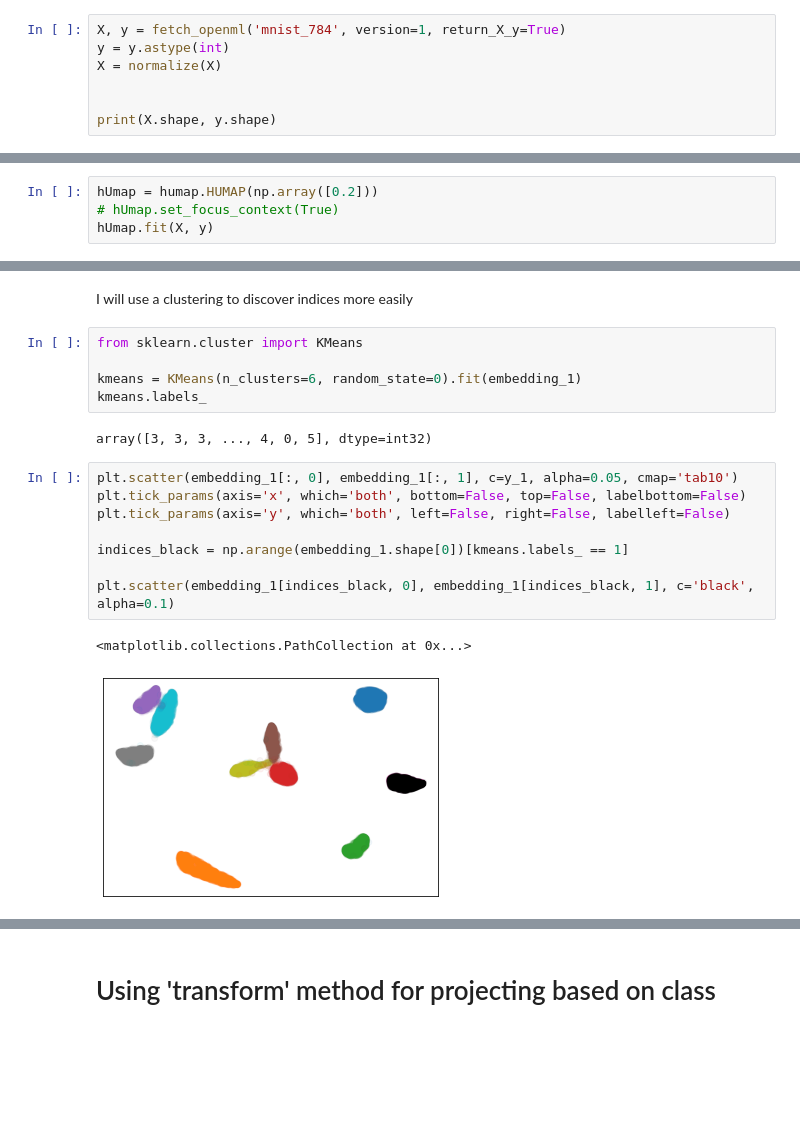
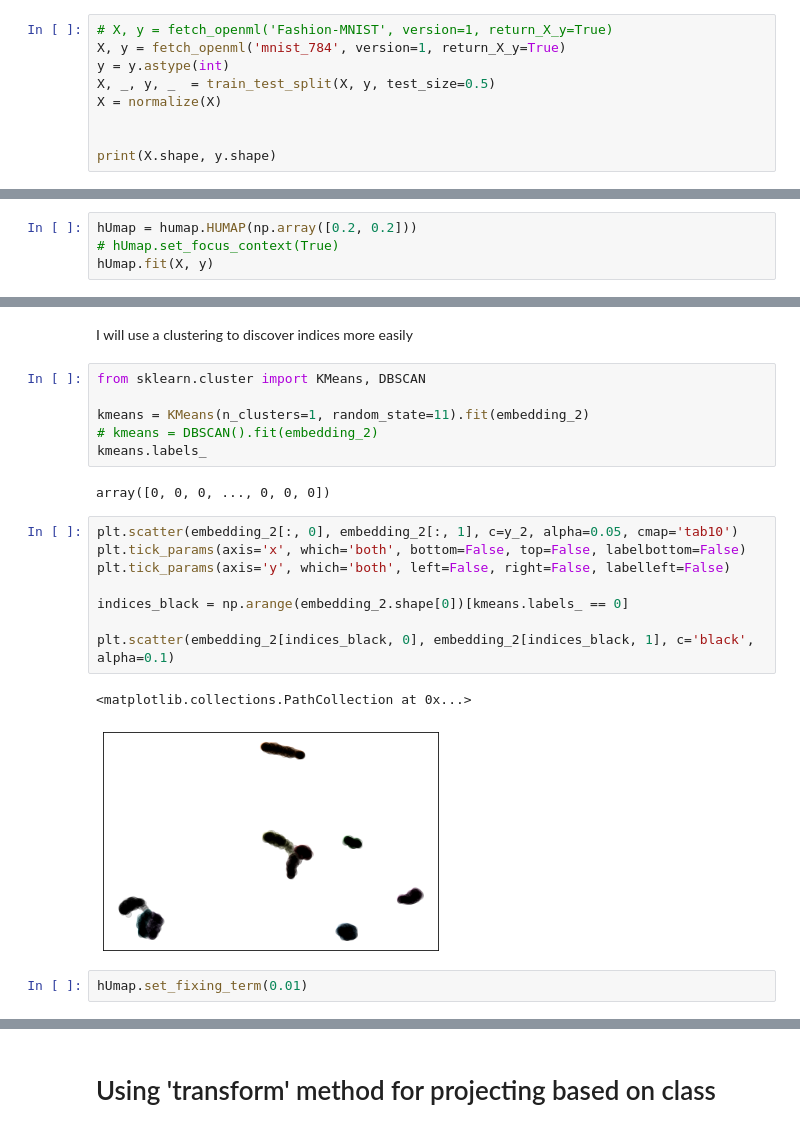
Before and after one commit to wilsonjr/humap, a Jupyter notebook: notebooks/Hierarchical-Exploration-with-HUMAP.ipynb, the cells around one changed output, grey strips where cells are left out. Saved outputs shown, nothing was run; the diff lists cells and outputs as text; blank space fills up the shorter version.

```diff
--- a/notebooks/Hierarchical-Exploration-with-HUMAP.ipynb
+++ b/notebooks/Hierarchical-Exploration-with-HUMAP.ipynb
@@ -13,6 +14,8 @@ from sklearn.datasets import fetch_openml
 # %%
+# X, y = fetch_openml('Fashion-MNIST', version=1, return_X_y=True)
 X, y = fetch_openml('mnist_784', version=1, return_X_y=True)
 y = y.astype(int)
+X, _, y, _  = train_test_split(X, y, test_size=0.5)
 X = normalize(X)
 
 
@@ -22,5 +25,5 @@ print(X.shape, y.shape)
 # %%
-hUmap = humap.HUMAP(np.array([0.2]))
+hUmap = humap.HUMAP(np.array([0.2, 0.2]))
 # hUmap.set_focus_context(True)
 hUmap.fit(X, y)
 # %%
@@ -73,20 +68,23 @@ plt.show()
 # %% [markdown]
 I will use a clustering to discover indices more easily
 # %%
-from sklearn.cluster import KMeans
+from sklearn.cluster import KMeans, DBSCAN
 
-kmeans = KMeans(n_clusters=6, random_state=0).fit(embedding_1)
+kmeans = KMeans(n_clusters=1, random_state=11).fit(embedding_2)
+# kmeans = DBSCAN().fit(embedding_2)
 kmeans.labels_
 # %% [output]
-array([3, 3, 3, ..., 4, 0, 5], dtype=int32)
+array([0, 0, 0, ..., 0, 0, 0])
 # %%
-plt.scatter(embedding_1[:, 0], embedding_1[:, 1], c=y_1, alpha=0.05, cmap='tab10')
+plt.scatter(embedding_2[:, 0], embedding_2[:, 1], c=y_2, alpha=0.05, cmap='tab10')
 plt.tick_params(axis='x', which='both', bottom=False, top=False, labelbottom=False)
 plt.tick_params(axis='y', which='both', left=False, right=False, labelleft=False)
 
-indices_black = np.arange(embedding_1.shape[0])[kmeans.labels_ == 1]
+indices_black = np.arange(embedding_2.shape[0])[kmeans.labels_ == 0]
 
-plt.scatter(embedding_1[indices_black, 0], embedding_1[indices_black, 1], c='black', alpha=0.1)
+plt.scatter(embedding_2[indices_black, 0], embedding_2[indices_black, 1], c='black', alpha=0.1)
 # %% [output]
 <matplotlib.collections.PathCollection at 0x...>
-[figure, old version]
+[figure, new version]
+# %%
+hUmap.set_fixing_term(0.01)
```
Also changed, not shown: parts of 18 cells of this notebook, 6 other files.
